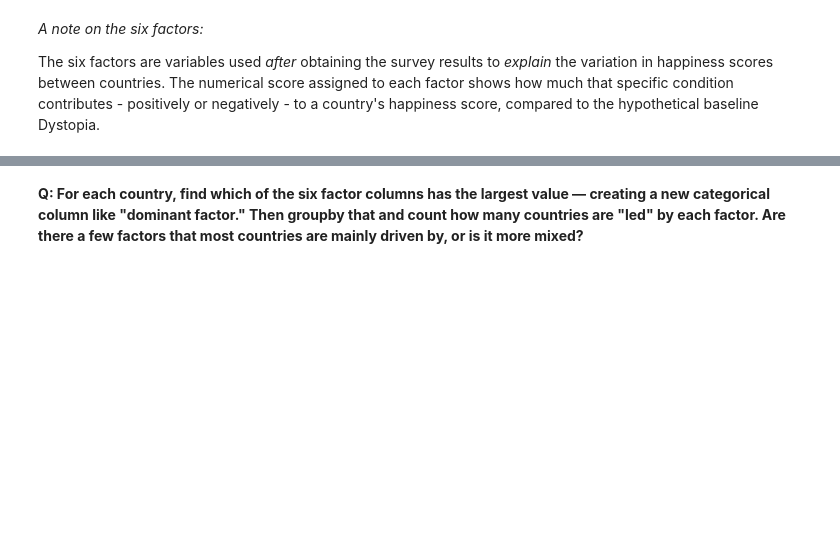
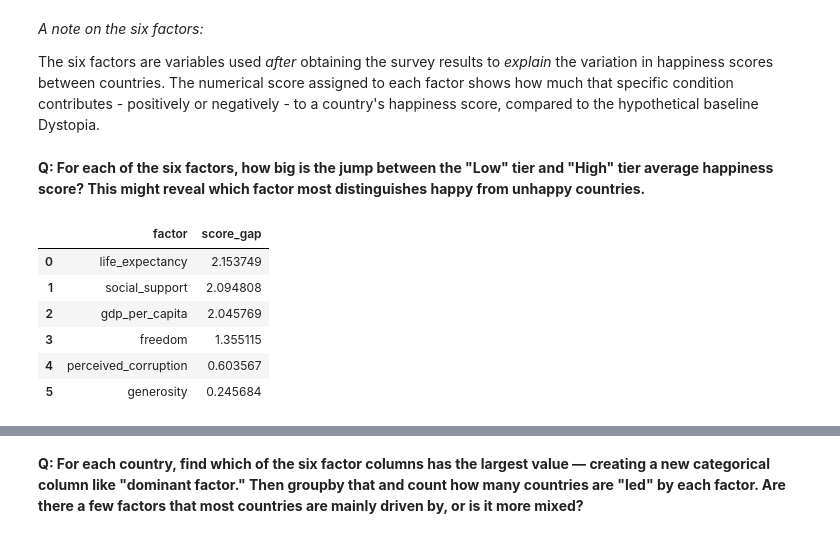
Before and after one commit to kelpppp/world-happiness-practice, a Jupyter notebook: notebook.ipynb, the cells around one changed output, grey strips where cells are left out. Drawn from its saved outputs; the diff is of its cells as text; code cells hidden in the pictures; blank space fills up the shorter version.

```diff
--- a/notebook.ipynb
+++ b/notebook.ipynb
@@ -364,3 +364,34 @@ dfs_avg_score_by_tier['df_avg_score_by_social_support'].head()
 *A note on the six factors:*
 
 The six factors are variables used *after* obtaining the survey results to *explain* the variation in happiness scores between countries. The numerical score assigned to each factor shows how much that specific condition contributes - positively or negatively - to a country's happiness score, compared to the hypothetical baseline Dystopia.
+# %% [markdown]
+**Q: For each of the six factors, how big is the jump between the "Low" tier and "High" tier average happiness score? This might reveal which factor most distinguishes happy from unhappy countries.**
+# %%
+factors = ['gdp_per_capita', 'social_support', 'life_expectancy', 'freedom', 'generosity', 'perceived_corruption']
+
+# initialize list of lists, containing rows, to be converted to dataframe
+factor_gaps_list = []
+
+# for each of the 6 factors, get the score gap between the high and low tier average scores
+for factor in factors:
+    df = dfs_avg_score_by_tier[f'df_avg_score_by_{factor}']
+    high = df.iat[2, 1]
+    low = df.iat[0, 1]
+    # add this score gap data for this factor as a list, to be converted into a row
+    factor_gaps_list.append([factor, high - low])
+
+# convert list of lists, containing rows, into a dataframe; specify column names
+# the dataframe displays, for each factor, the gap in happiness scores between high and low tiers
+df_score_gaps = pd.DataFrame(factor_gaps_list, columns=['factor', 'score_gap']) \
+                            .sort_values('score_gap', ascending=False) \
+                            .reset_index(drop=True)
+
+df_score_gaps
+# %% [output]
+|  | factor | score_gap |
+| 0 | life_expectancy | 2.153749 |
+| 1 | social_support | 2.094808 |
+| 2 | gdp_per_capita | 2.045769 |
+| 3 | freedom | 1.355115 |
+| 4 | perceived_corruption | 0.603567 |
+| 5 | generosity | 0.245684 |
```
Also changed, not shown: parts of 1 cell of this notebook.
